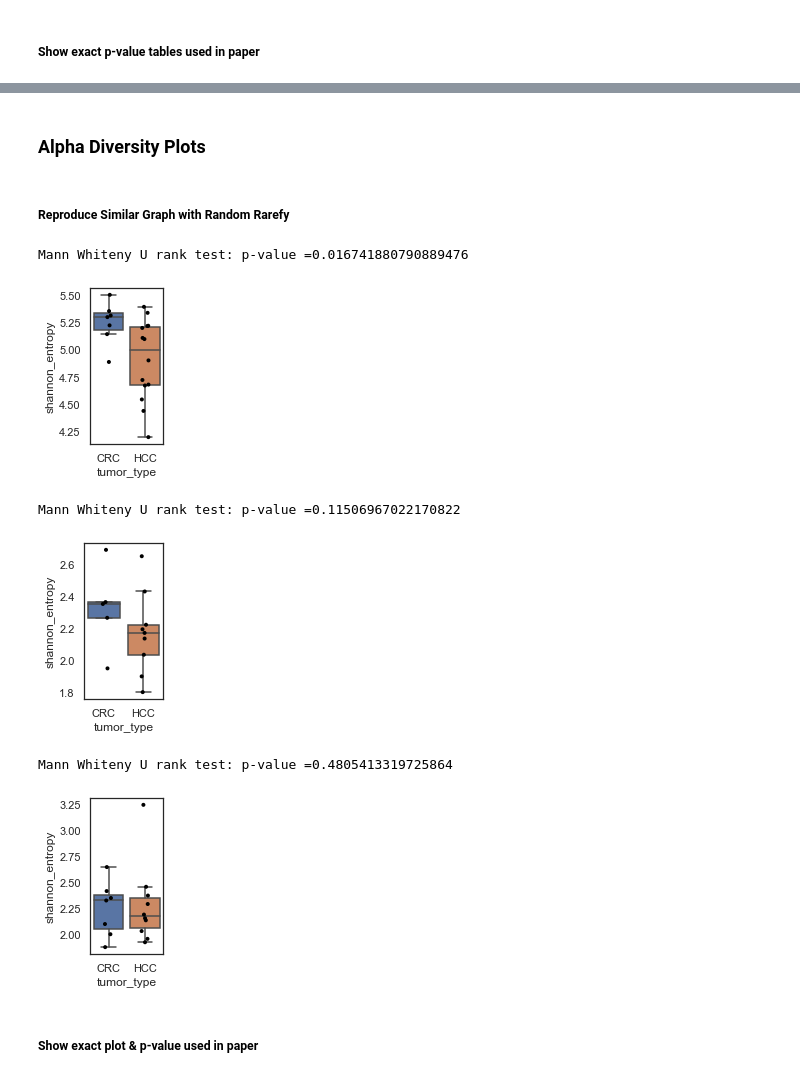
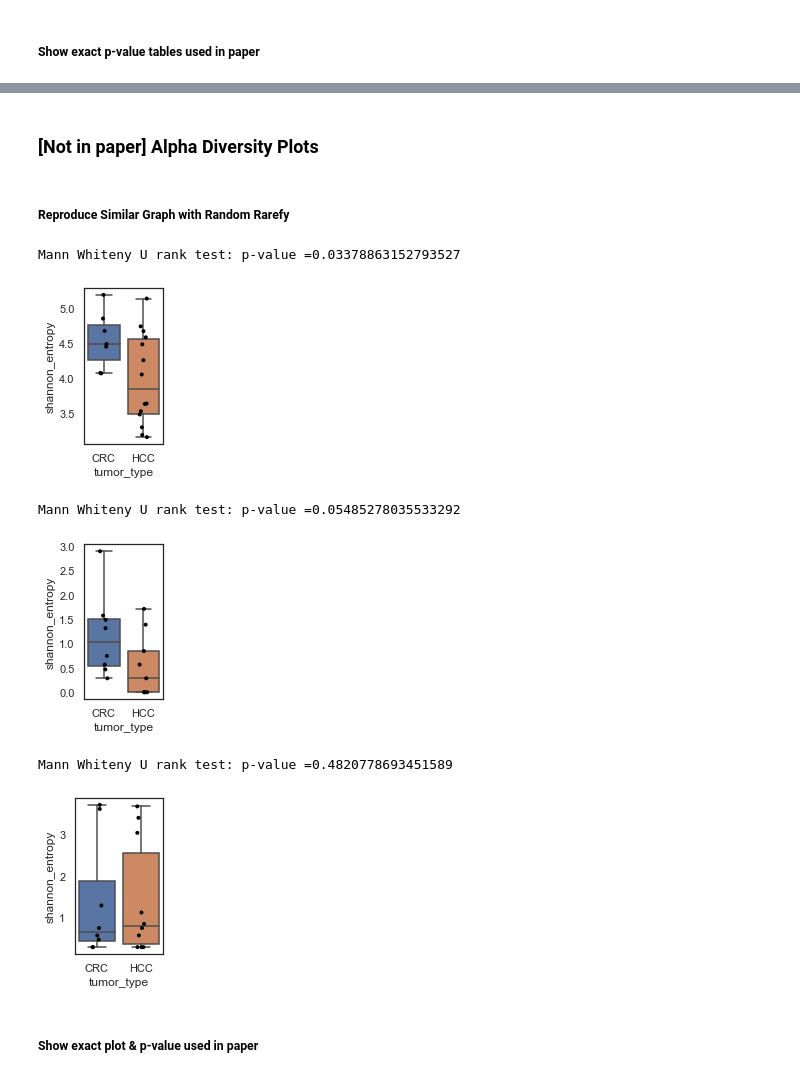
Before and after one commit to cguccione/HCC-microbialDNA, a Jupyter notebook: 4_Analysis_Figures.ipynb, the cells around one changed output, grey strips where cells are left out. Saved outputs shown, nothing was run; the diff lists cells and outputs as text; code cells hidden in the pictures.

Commit message:
final figures for manuscript
- Added checks in beta diversity for figure creation
- Cleaned up analysis / figure notebook to be consistent for final figure building for Sep 2024 submission

```diff
--- a/4_Analysis_Figures.ipynb
+++ b/4_Analysis_Figures.ipynb
@@ -32,5 +51,5 @@ from python_scripts.alpha_beta_diversity import *
 # %%
-key_var='_pese_pangenome_align-RS210_masked_none_scrubbed_p0.25'
+key_var='_pese_pangenome_align-RS210_masked_none_scrubbed_micovFilter'
 # %% [markdown]
 ### Functions
 # %%
@@ -60,7 +79,7 @@ def table_prep_custom(table, fn, rarefaction=None, import_prior=None, save_rare=
     if import_prior != None:
         #Import biplot back into python
         print('Importing prior table', import_prior)
-        ft = Artifact.load('processed_data/qza/rare_tables/rare_' + str(rarefaction) + '_' + fn + import_prior + '.qza')
+        ft = Artifact.load('processed_data/qza/rare_tables/rare_' + str(rarefaction) + '_' + fn + key_var + import_prior + '.qza')
         return(ft)
 
     #Convert tableto q2 object
@@ -72,8 +91,19 @@ def table_prep_custom(table, fn, rarefaction=None, import_prior=None, save_rare=
         ft = ft.rarefied_table
 
         if save_rare == True:
-            #Save ft
-            ft.save('processed_data/qza/rare_tables/rare_' + str(rarefaction) + '_' + fn + '.qza')
+
+            #Save rare ft as pandas df
+            filename ='processed_data/pandas_df/rare_tables/rare_' + str(rarefaction) + '_' + fn + key_var + '.tsv'
+            df = ft.view(pd.DataFrame).T
+            df.to_csv(filename, sep = '\t')
+
+            #Save rare ft as qza
+            filename ='processed_data/qza/rare_tables/rare_' + str(rarefaction) + '_' + fn + key_var + '.qza'
+            ft.save(filename)
+
+            #Save rare ft as biom
+            filename ='processed_data/biom/rare_tables/rare_' + str(rarefaction) + '_' + fn + key_var + '.biom'
+            Artifact.export_data(ft, filename)
 
     return(ft)
 # %%
@@ -90,6 +120,11 @@ def alpha_diversity(fn, rarefaction=None, metric='tumor_type', import_prior=None
 
     #Prep Table (rare ect). prior to alpha calculations
     ft_genome_rs210 = table_prep_custom(df_rs210_genome, fn, rarefaction=rarefaction, import_prior=import_prior, save_rare=save_rare)
+
+    if import_prior != None:
+        #Just to see what columns exist in df for figure
+        temp_view = ft_genome_rs210.view(pd.DataFrame)
+        print(list(temp_view.index))
 
     #Alpha diverstiy, Shannon
     alpha_result_s = alpha(table=ft_genome_rs210, metric='shannon')
@@ -128,7 +163,7 @@ def alpha_diversity(fn, rarefaction=None, metric='tumor_type', import_prior=None
         fn = fn + '_' + str(rarefaction)
 
     if save_fig == True:
-        plt.savefig('figures/' + fn + '_alpha_shannon.svg')
+        plt.savefig('figures/' + fn + key_var + '_alpha_shannon.svg')
 
     plt.show()
 # %%
@@ -378,25 +453,25 @@ p-value    0.309553
 dtype: float64
 # %% [markdown]
-### Alpha Diversity Plots
+### [Not in paper] Alpha Diversity Plots
 # %% [markdown]
 ##### Reproduce Similar Graph with Random Rarefy
 # %%
-alpha_diversity('blood_HCC_v_CRC', rarefaction=250, save_fig=False, save_rare=False)
+alpha_diversity('blood_HCC_v_CRC', rarefaction=100, save_fig=False, save_rare=False)
 # %% [output]
-Mann Whiteny U rank test: p-value =0.016741880790889476
+Mann Whiteny U rank test: p-value =0.03378863152793527
-[figure, old version]
+[figure, new version]
 # %%
 #(supplemental figure)
-alpha_diversity('adj_HCC_v_CRC', rarefaction=60, save_fig=False, save_rare=False)
+alpha_diversity('adj_HCC_v_CRC', rarefaction=20, save_fig=False, save_rare=False)
 # %% [output]
-Mann Whiteny U rank test: p-value =0.11506967022170822
+Mann Whiteny U rank test: p-value =0.05485278035533292
-[figure, old version]
+[figure, new version]
 # %%
 #(supplemental figure)
-alpha_diversity('tumor_HCC_v_CRC', rarefaction=60, save_fig=False, save_rare=False)
+alpha_diversity('tumor_HCC_v_CRC', rarefaction=20, save_fig=False, save_rare=False)
 # %% [output]
-Mann Whiteny U rank test: p-value =0.4805413319725864
+Mann Whiteny U rank test: p-value =0.4820778693451589
-[figure, old version]
+[figure, new version]
 # %% [markdown]
 ##### Show exact plot & p-value used in paper
 # %%
```
Also changed, not shown: parts of 50 cells of this notebook, 3 other files.
